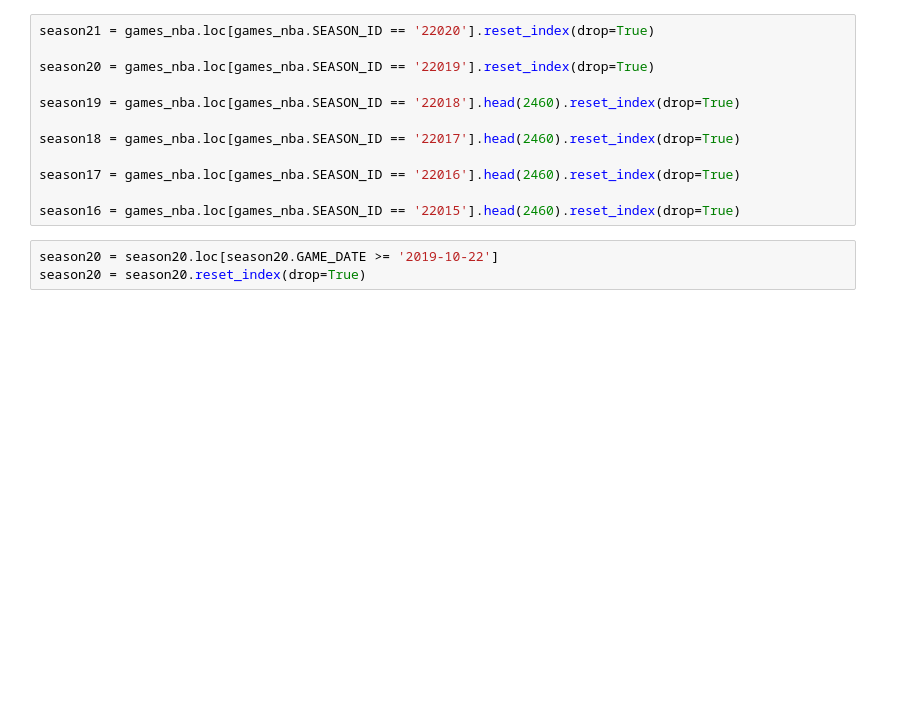
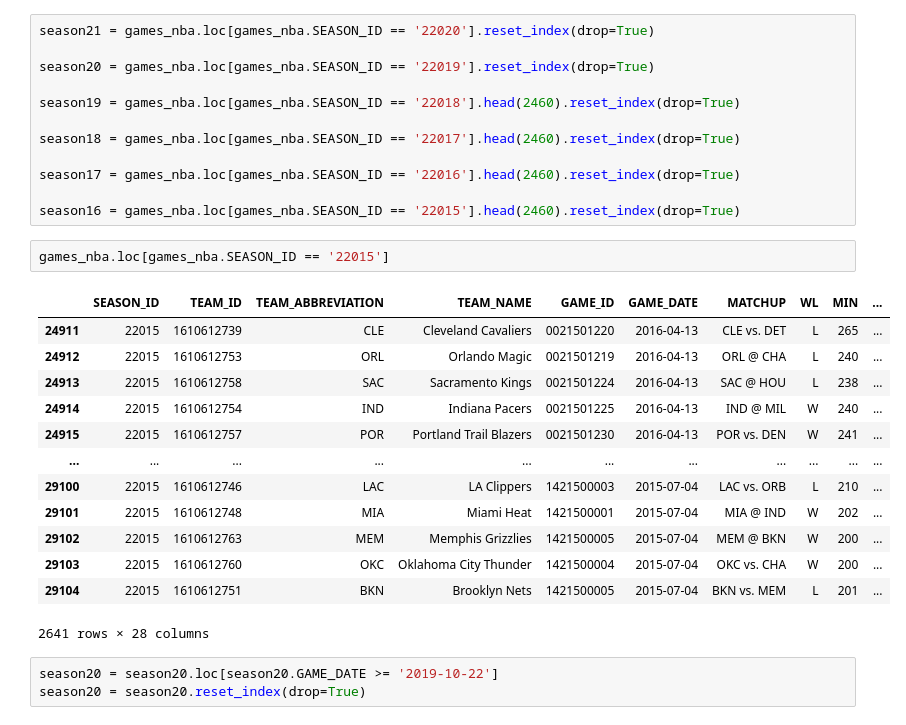
Before and after one commit to dmedd98/nba_game_predictor, a Jupyter notebook: Notebooks/Web scrape and original data cleaning copy.ipynb, the cells around one changed output. Saved outputs shown, nothing was run; the diff lists cells and outputs as text; blank space fills up the shorter version.

```diff
--- a/Notebooks/Web scrape and original data cleaning copy.ipynb
+++ b/Notebooks/Web scrape and original data cleaning copy.ipynb
@@ -71,6 +72,22 @@ season18 = games_nba.loc[games_nba.SEASON_ID == '22017'].head(2460).reset_index(
 season17 = games_nba.loc[games_nba.SEASON_ID == '22016'].head(2460).reset_index(drop=True)
 
 season16 = games_nba.loc[games_nba.SEASON_ID == '22015'].head(2460).reset_index(drop=True)
+# %%
+games_nba.loc[games_nba.SEASON_ID == '22015']
+# %% [output]
+|  | SEASON_ID | TEAM_ID | TEAM_ABBREVIATION | TEAM_NAME | GAME_ID | GAME_DATE | MATCHUP | WL | MIN | ... |
+| 24911 | 22015 | 1610612739 | CLE | Cleveland Cavaliers | 0021501220 | 2016-04-13 | CLE vs. DET | L | 265 | ... |
+| 24912 | 22015 | 1610612753 | ORL | Orlando Magic | 0021501219 | 2016-04-13 | ORL @ CHA | L | 240 | ... |
+| 24913 | 22015 | 1610612758 | SAC | Sacramento Kings | 0021501224 | 2016-04-13 | SAC @ HOU | L | 238 | ... |
+| 24914 | 22015 | 1610612754 | IND | Indiana Pacers | 0021501225 | 2016-04-13 | IND @ MIL | W | 240 | ... |
+| 24915 | 22015 | 1610612757 | POR | Portland Trail Blazers | 0021501230 | 2016-04-13 | POR vs. DEN | W | 241 | ... |
+| ... | ... | ... | ... | ... | ... | ... | ... | ... | ... | ... |
+| 29100 | 22015 | 1610612746 | LAC | LA Clippers | 1421500003 | 2015-07-04 | LAC vs. ORB | L | 210 | ... |
+| 29101 | 22015 | 1610612748 | MIA | Miami Heat | 1421500001 | 2015-07-04 | MIA @ IND | W | 202 | ... |
+| 29102 | 22015 | 1610612763 | MEM | Memphis Grizzlies | 1421500005 | 2015-07-04 | MEM @ BKN | W | 200 | ... |
+| 29103 | 22015 | 1610612760 | OKC | Oklahoma City Thunder | 1421500004 | 2015-07-04 | OKC vs. CHA | W | 200 | ... |
+| 29104 | 22015 | 1610612751 | BKN | Brooklyn Nets | 1421500005 | 2015-07-04 | BKN vs. MEM | L | 201 | ... |
+2641 rows × 28 columns
 # %%
 season20 = season20.loc[season20.GAME_DATE >= '2019-10-22']
 season20 = season20.reset_index(drop=True)
```
Also changed, not shown: parts of 1 cell of this notebook, 44 other files.
